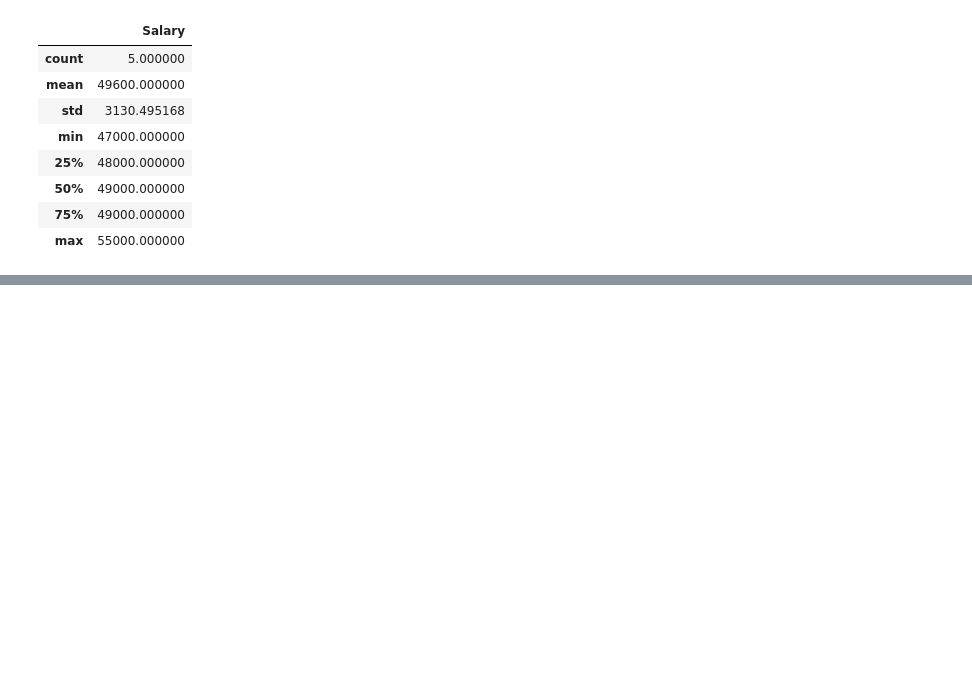
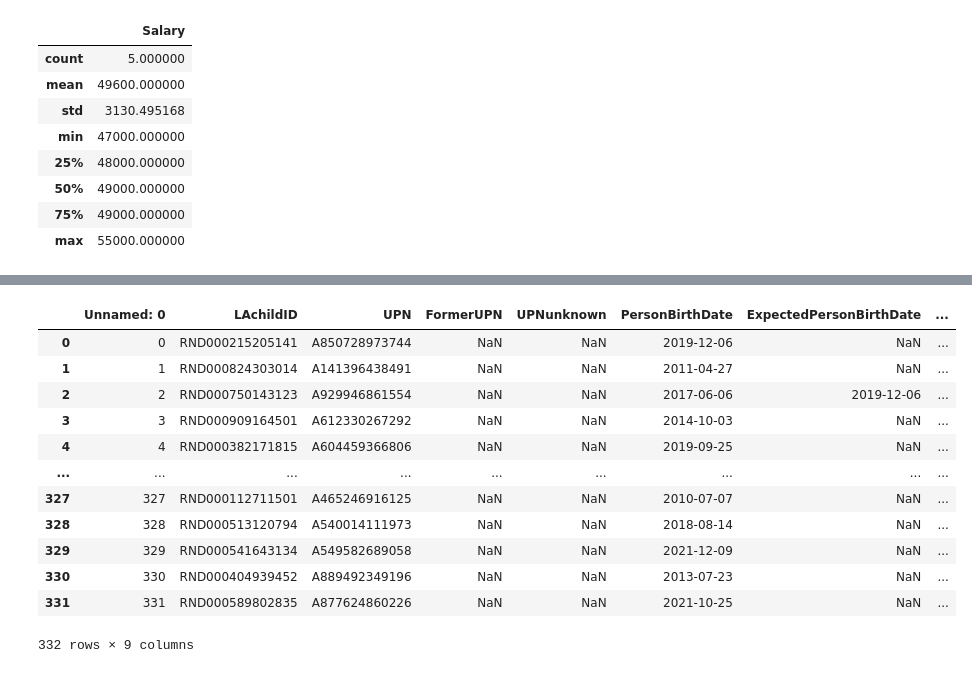
Before and after one commit to divaid666/python-d2i-introduction, a Jupyter notebook: Python_tutorial_code/module_1.ipynb, the cells around one changed output, grey strips where cells are left out. Saved outputs shown, nothing was run; the diff lists cells and outputs as text; code cells hidden in the pictures; blank space fills up the shorter version.

Commit message:
Friday session app - initial commit

```diff
--- a/Python_tutorial_code/module_1.ipynb
+++ b/Python_tutorial_code/module_1.ipynb
@@ -467,0 +644,19 @@ employees.describe()
+# %%
+filepath = "https://raw.githubusercontent.com/data-to-insight/ERN-sessions/main/data/ChildIdentifiers.csv"
+df = pd.read_csv(filepath)
+df
+# df = df[['LAchildID','PersonBirthData','GenderCurrent']]
+# %% [output]
+|  | Unnamed: 0 | LAchildID | UPN | FormerUPN | UPNunknown | PersonBirthDate | ExpectedPersonBirthDate | ... |
+| 0 | 0 | RND000215205141 | A850728973744 | NaN | NaN | 2019-12-06 | NaN | ... |
+| 1 | 1 | RND000824303014 | A141396438491 | NaN | NaN | 2011-04-27 | NaN | ... |
+| 2 | 2 | RND000750143123 | A929946861554 | NaN | NaN | 2017-06-06 | 2019-12-06 | ... |
+| 3 | 3 | RND000909164501 | A612330267292 | NaN | NaN | 2014-10-03 | NaN | ... |
+| 4 | 4 | RND000382171815 | A604459366806 | NaN | NaN | 2019-09-25 | NaN | ... |
+| ... | ... | ... | ... | ... | ... | ... | ... | ... |
+| 327 | 327 | RND000112711501 | A465246916125 | NaN | NaN | 2010-07-07 | NaN | ... |
+| 328 | 328 | RND000513120794 | A540014111973 | NaN | NaN | 2018-08-14 | NaN | ... |
+| 329 | 329 | RND000541643134 | A549582689058 | NaN | NaN | 2021-12-09 | NaN | ... |
+| 330 | 330 | RND000404939452 | A889492349196 | NaN | NaN | 2013-07-23 | NaN | ... |
+| 331 | 331 | RND000589802835 | A877624860226 | NaN | NaN | 2021-10-25 | NaN | ... |
+332 rows × 9 columns
```
Also changed, not shown: parts of 26 cells of this notebook, 3 other files.
